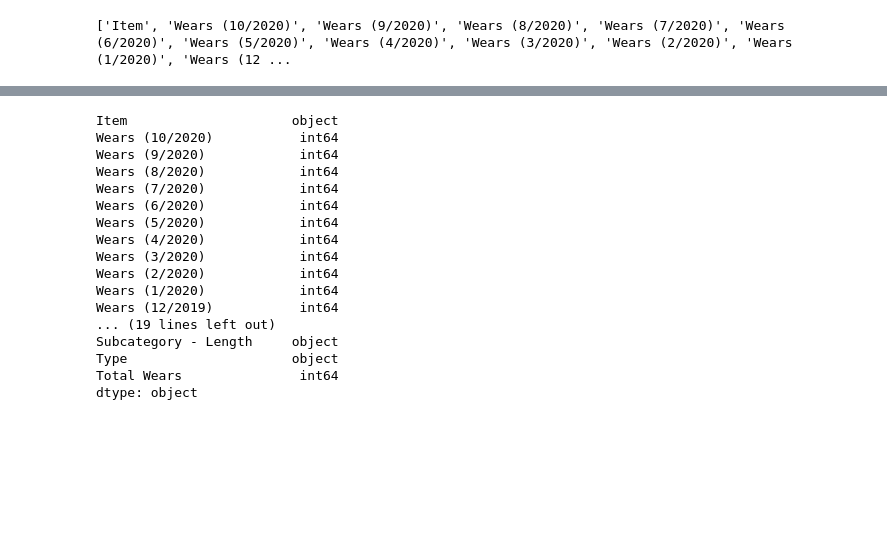
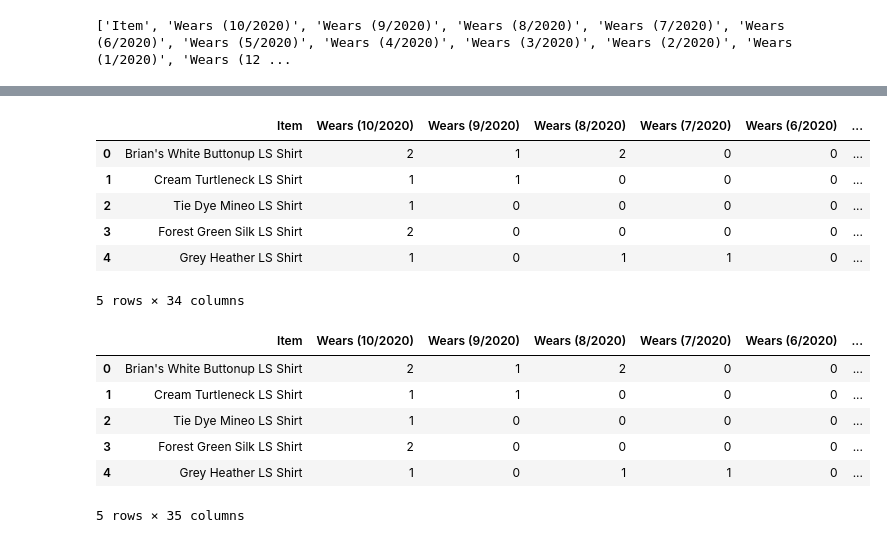
Before and after one commit to rebekahcallkacz/wardrobe-data-analysis, a Jupyter notebook: initial_data_and_process.ipynb, the cells around one changed output, grey strips where cells are left out. Saved outputs shown, nothing was run; the diff lists cells and outputs as text; code cells hidden in the pictures; blank space fills up the shorter version.

```diff
--- a/initial_data_and_process.ipynb
+++ b/initial_data_and_process.ipynb
@@ -213,28 +188,13 @@ wardrobe_df
 # %%
 # Calculate total wears
 wardrobe_df['Total Wears'] = wardrobe_df[wear_cols].sum(axis=1)
 
-# Calculate wears per month
-# Determine number months that item is owned
-
-wardrobe_df['Wears per Month'] = wardrobe_df['Total Wears']/(wardrobe_df[dt.datetime.today()])
-print(wardrobe_df.dtypes)
-# Calculate cost per month
+wardrobe_df.head()
 # %% [output]
+|  | Item | Wears (10/2020) | Wears (9/2020) | Wears (8/2020) | Wears (7/2020) | Wears (6/2020) | ... |
+| 0 | Brian's White Buttonup LS Shirt | 2 | 1 | 2 | 0 | 0 | ... |
+| 1 | Cream Turtleneck LS Shirt | 1 | 1 | 0 | 0 | 0 | ... |
+| 2 | Tie Dye Mineo LS Shirt | 1 | 0 | 0 | 0 | 0 | ... |
+| 3 | Forest Green Silk LS Shirt | 2 | 0 | 0 | 0 | 0 | ... |
+| 4 | Grey Heather LS Shirt | 1 | 0 | 1 | 1 | 0 | ... |
-Item                     object
-Wears (10/2020)           int64
-Wears (9/2020)            int64
-Wears (8/2020)            int64
-Wears (7/2020)            int64
-Wears (6/2020)            int64
-Wears (5/2020)            int64
-Wears (4/2020)            int64
-Wears (3/2020)            int64
-Wears (2/2020)            int64
-Wears (1/2020)            int64
-Wears (12/2019)           int64
-... (19 lines left out)
-Subcategory - Length     object
-Type                     object
-Total Wears               int64
-dtype: object
+5 rows × 34 columns
@@ -243,0 +201,12 @@ wardrobe_df = wardrobe_df[[]]
+# %%
+# Calculate cost per wear
+wardrobe_df['Cost per Wear'] = (wardrobe_df['Cost'] + wardrobe_df['Repairs/Tailoring'])/wardrobe_df['Total Wears']
+wardrobe_df.head()
+# %% [output]
+|  | Item | Wears (10/2020) | Wears (9/2020) | Wears (8/2020) | Wears (7/2020) | Wears (6/2020) | ... |
+| 0 | Brian's White Buttonup LS Shirt | 2 | 1 | 2 | 0 | 0 | ... |
+| 1 | Cream Turtleneck LS Shirt | 1 | 1 | 0 | 0 | 0 | ... |
+| 2 | Tie Dye Mineo LS Shirt | 1 | 0 | 0 | 0 | 0 | ... |
+| 3 | Forest Green Silk LS Shirt | 2 | 0 | 0 | 0 | 0 | ... |
+| 4 | Grey Heather LS Shirt | 1 | 0 | 1 | 1 | 0 | ... |
+5 rows × 35 columns
```
Also changed, not shown: parts of 8 cells of this notebook, 3 other files.
